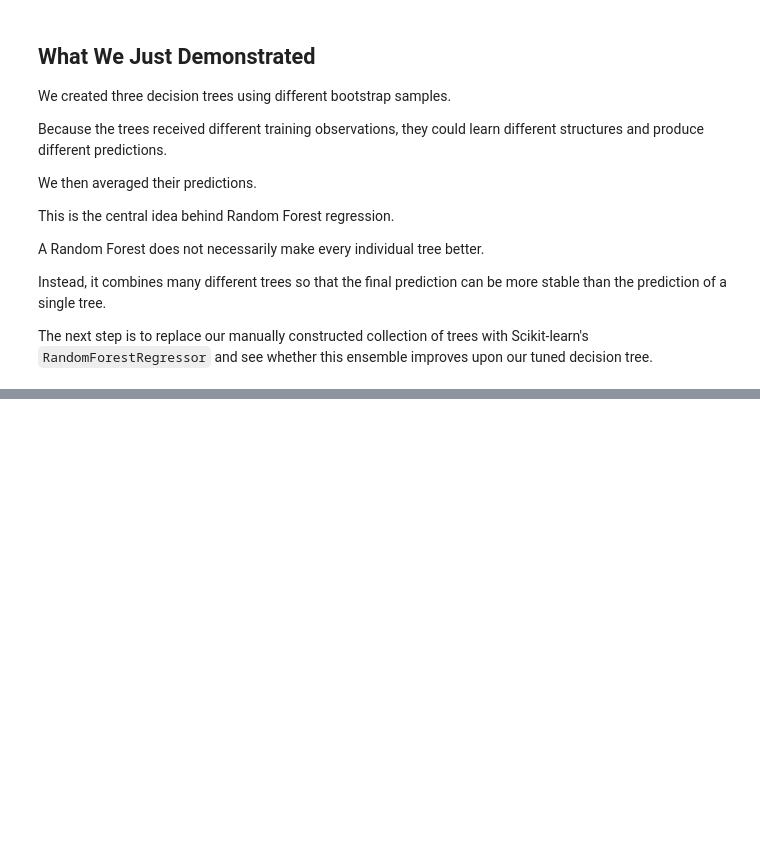
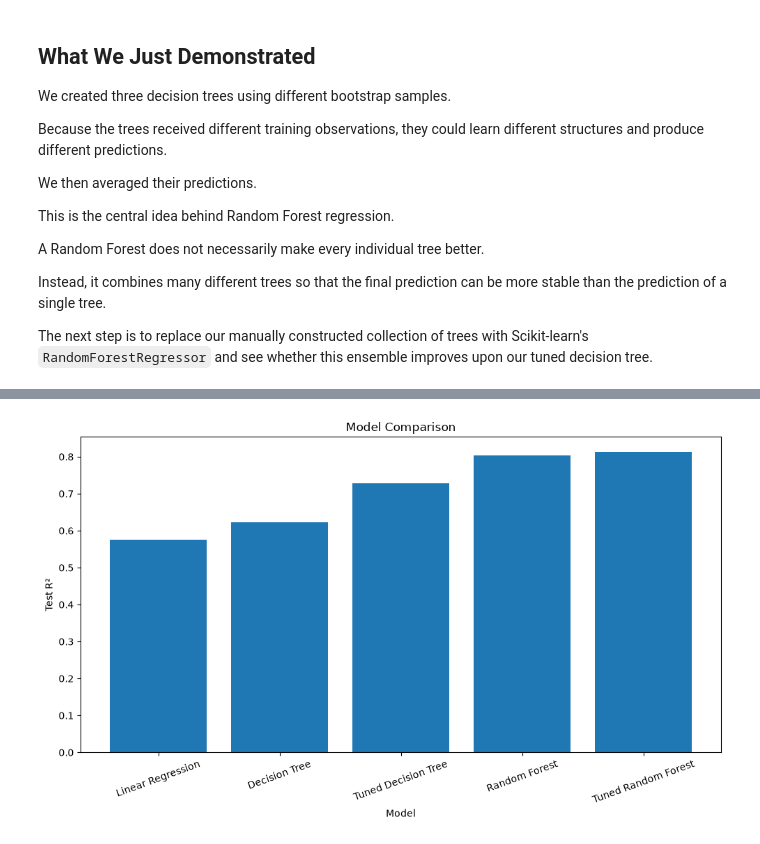
Before and after one commit to Navkirat9339/Housing-Price-Prediction, a Jupyter notebook: notebooks/05_random_forest_regressor.ipynb, the cells around one changed output, grey strips where cells are left out. Cells and saved outputs as stored; diff of their text form; code cells hidden in the pictures; blank space fills up the shorter version.

Commit message:
Tuned the Random Forest model and improved our result

```diff
--- a/notebooks/05_random_forest_regressor.ipynb
+++ b/notebooks/05_random_forest_regressor.ipynb
@@ -405,0 +857,19 @@ The next step is to replace our manually constructed collection of trees with Sc
+# %%
+import matplotlib.pyplot as plt
+
+plt.figure(figsize=(10, 6))
+
+plt.bar(
+    comparison["Model"],
+    comparison["Test R²"]
+)
+
+plt.ylabel("Test R²")
+plt.xlabel("Model")
+plt.title("Model Comparison")
+
+plt.xticks(rotation=20)
+plt.tight_layout()
+plt.show()
+# %% [output]
+[figure, added]
```
Also changed, not shown: parts of 32 cells of this notebook.
